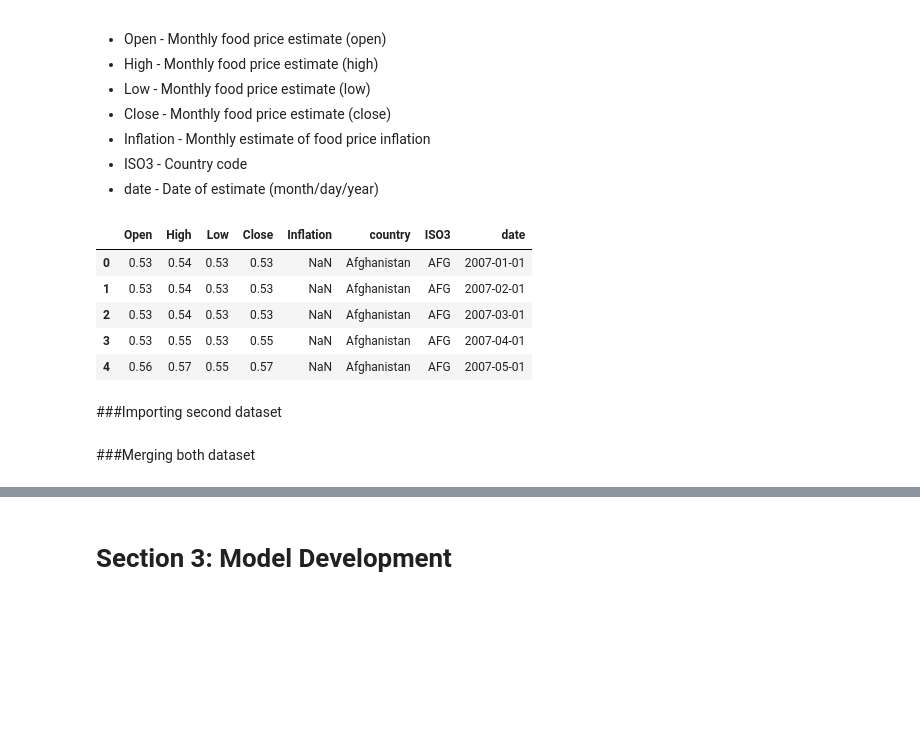
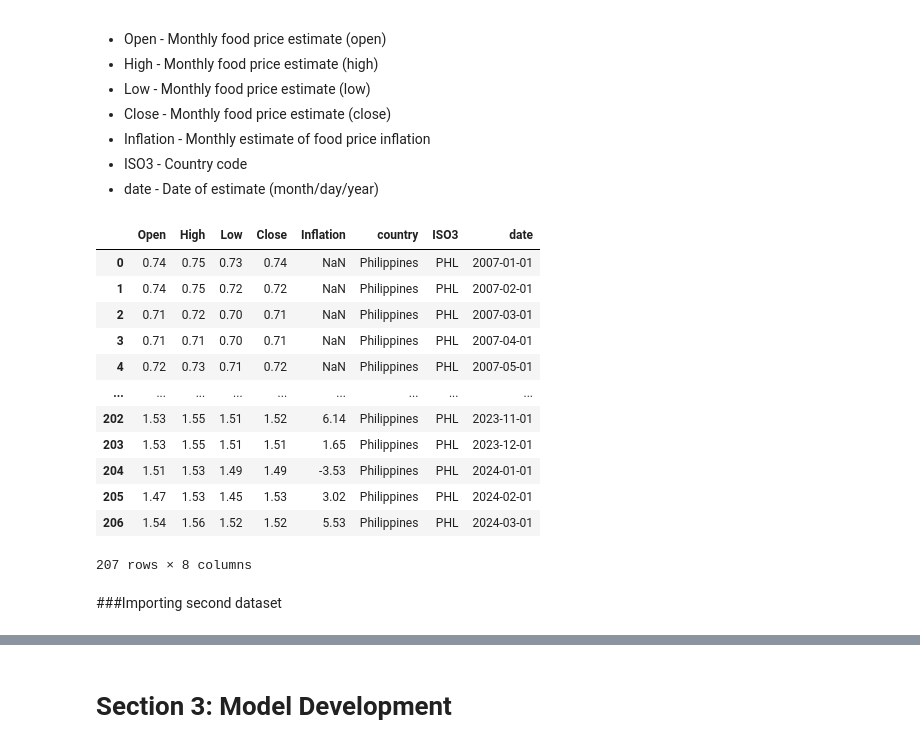
Before and after one commit to falarion08/Country-Inflation-Prediction, a Jupyter notebook: ML_Notebook.ipynb, the cells around one changed output, grey strips where cells are left out. Cells and saved outputs as stored; diff of their text form; code cells hidden in the pictures; blank space fills up the shorter version.

```diff
--- a/ML_Notebook.ipynb
+++ b/ML_Notebook.ipynb
@@ -38,13 +65,21 @@ This data was obtained from: https://microdata.worldbank.org/index.php/catalog/4
 *   date - Date of estimate (month/day/year)
 # %%
 df1 = pd.read_excel(xlsx, sheet_name='s1')
-df1.head()
+df1 = df1.loc[df1['country']=='Philippines'].reset_index(drop=True)
+df1
 # %% [output]
 |  | Open | High | Low | Close | Inflation | country | ISO3 | date |
-| 0 | 0.53 | 0.54 | 0.53 | 0.53 | NaN | Afghanistan | AFG | 2007-01-01 |
-| 1 | 0.53 | 0.54 | 0.53 | 0.53 | NaN | Afghanistan | AFG | 2007-02-01 |
-| 2 | 0.53 | 0.54 | 0.53 | 0.53 | NaN | Afghanistan | AFG | 2007-03-01 |
-| 3 | 0.53 | 0.55 | 0.53 | 0.55 | NaN | Afghanistan | AFG | 2007-04-01 |
-| 4 | 0.56 | 0.57 | 0.55 | 0.57 | NaN | Afghanistan | AFG | 2007-05-01 |
+| 0 | 0.74 | 0.75 | 0.73 | 0.74 | NaN | Philippines | PHL | 2007-01-01 |
+| 1 | 0.74 | 0.75 | 0.72 | 0.72 | NaN | Philippines | PHL | 2007-02-01 |
+| 2 | 0.71 | 0.72 | 0.70 | 0.71 | NaN | Philippines | PHL | 2007-03-01 |
+| 3 | 0.71 | 0.71 | 0.70 | 0.71 | NaN | Philippines | PHL | 2007-04-01 |
+| 4 | 0.72 | 0.73 | 0.71 | 0.72 | NaN | Philippines | PHL | 2007-05-01 |
+| ... | ... | ... | ... | ... | ... | ... | ... | ... |
+| 202 | 1.53 | 1.55 | 1.51 | 1.52 | 6.14 | Philippines | PHL | 2023-11-01 |
+| 203 | 1.53 | 1.55 | 1.51 | 1.51 | 1.65 | Philippines | PHL | 2023-12-01 |
+| 204 | 1.51 | 1.53 | 1.49 | 1.49 | -3.53 | Philippines | PHL | 2024-01-01 |
+| 205 | 1.47 | 1.53 | 1.45 | 1.53 | 3.02 | Philippines | PHL | 2024-02-01 |
+| 206 | 1.54 | 1.56 | 1.52 | 1.52 | 5.53 | Philippines | PHL | 2024-03-01 |
+207 rows × 8 columns
 # %% [markdown]
 ###Importing second dataset
@@ -54,2 +85,0 @@ df2 = pd.read_csv(url)
-# %% [markdown]
-###Merging both dataset
```
Also changed, not shown: parts of 187 cells of this notebook.
